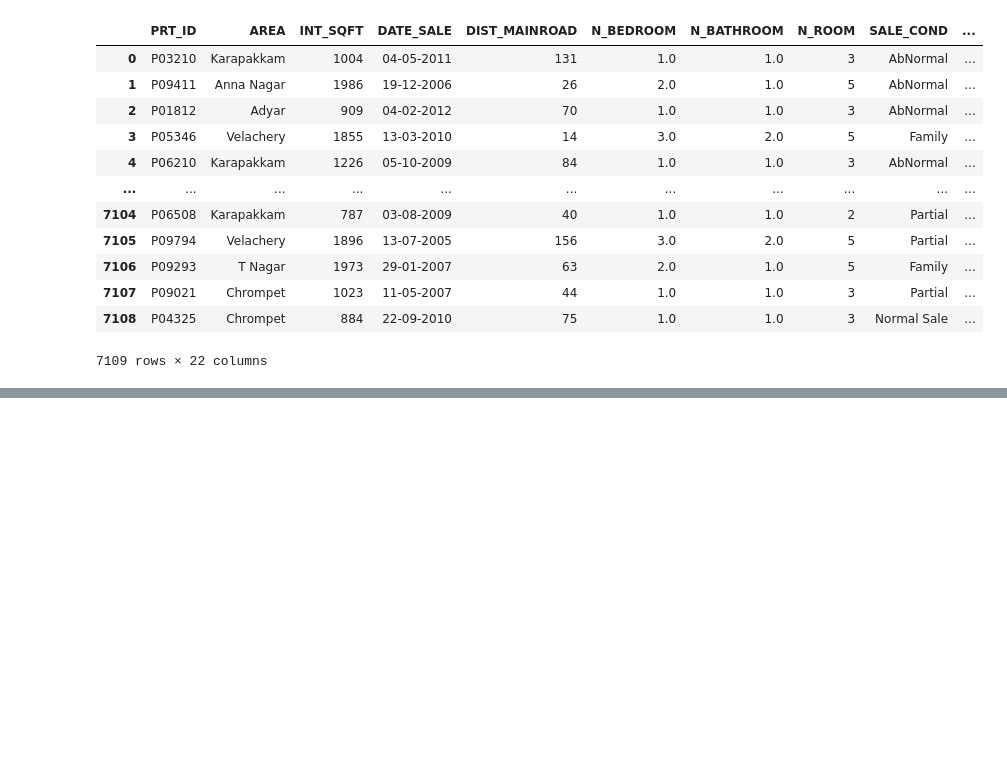
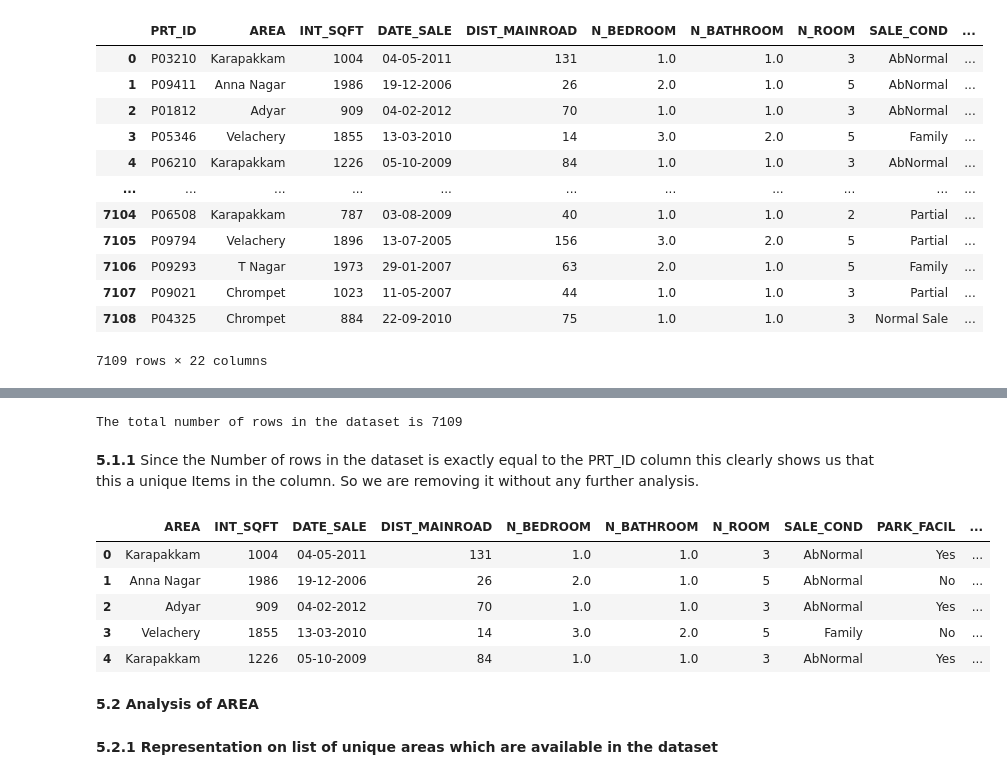
Before and after one commit to Manikandan-professional/Miscellaneous, a Jupyter notebook: G.ipynb, the cells around one changed output, grey strips where cells are left out. Cells and saved outputs as stored; diff of their text form; code cells hidden in the pictures; blank space fills up the shorter version.

```diff
--- a/G.ipynb
+++ b/G.ipynb
@@ -35,0 +112,20 @@ df
+# %%
+print('The total number of rows in the dataset is',df.shape[0])
+# %% [output]
+The total number of rows in the dataset is 7109
+# %% [markdown]
+**5.1.1** Since the Number of rows in the dataset is exactly equal to the PRT_ID column this clearly shows us that this a unique Items in the column. So we are removing it without any further analysis.
+# %%
+df=df.drop(columns=['PRT_ID'],axis=1)
+df.head()
+# %% [output]
+|  | AREA | INT_SQFT | DATE_SALE | DIST_MAINROAD | N_BEDROOM | N_BATHROOM | N_ROOM | SALE_COND | PARK_FACIL | ... |
+| 0 | Karapakkam | 1004 | 04-05-2011 | 131 | 1.0 | 1.0 | 3 | AbNormal | Yes | ... |
+| 1 | Anna Nagar | 1986 | 19-12-2006 | 26 | 2.0 | 1.0 | 5 | AbNormal | No | ... |
+| 2 | Adyar | 909 | 04-02-2012 | 70 | 1.0 | 1.0 | 3 | AbNormal | Yes | ... |
+| 3 | Velachery | 1855 | 13-03-2010 | 14 | 3.0 | 2.0 | 5 | Family | No | ... |
+| 4 | Karapakkam | 1226 | 05-10-2009 | 84 | 1.0 | 1.0 | 3 | AbNormal | Yes | ... |
+# %% [markdown]
+**5.2 Analysis of AREA**
+# %% [markdown]
+**5.2.1 Representation on list of unique areas which are available in the dataset**
```
Also changed, not shown: parts of 79 cells of this notebook.
